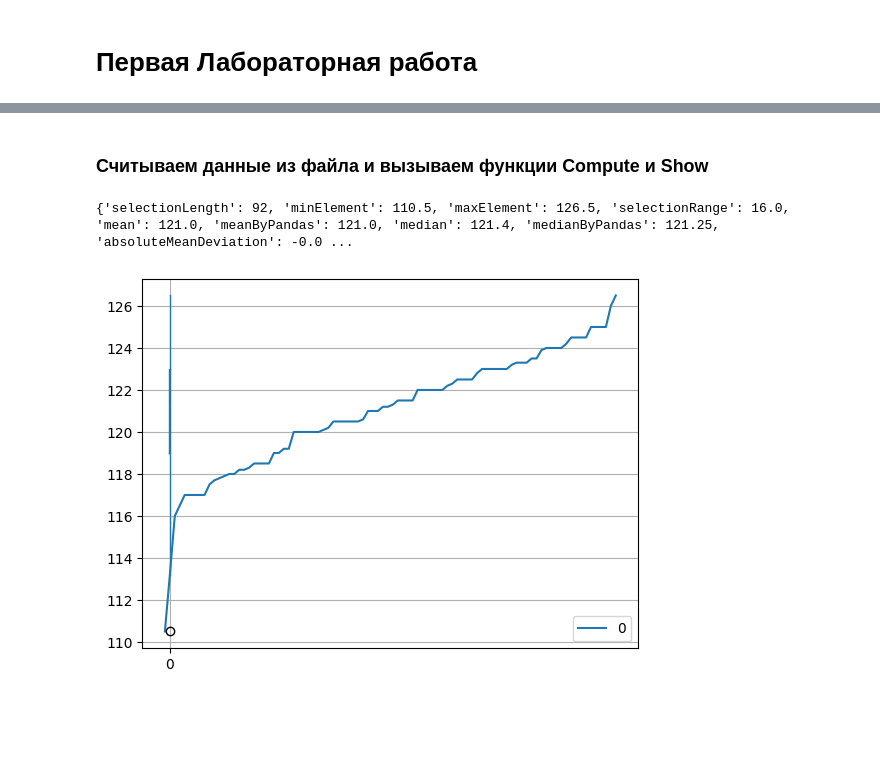
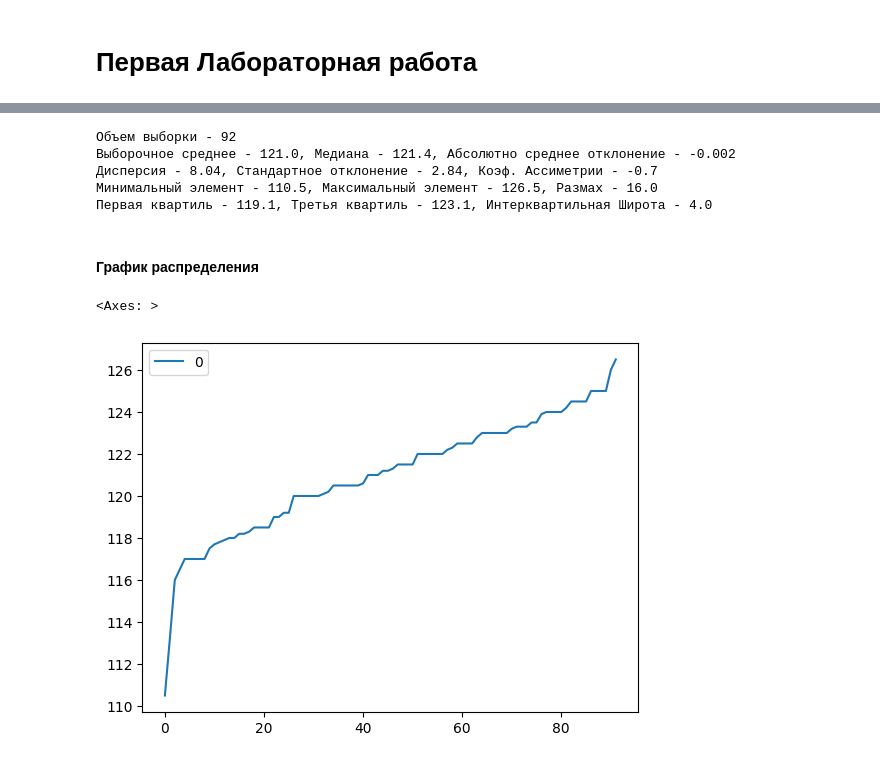
Before and after one commit to akhmetovKamil/MathStatisticLabs, a Jupyter notebook: FirstLab.ipynb, the cells around one changed output, grey strips where cells are left out. Drawn from its saved outputs; the diff is of its cells as text; code cells hidden in the pictures; blank space fills up the shorter version.

Commit message:
Fix first lab

```diff
--- a/FirstLab.ipynb
+++ b/FirstLab.ipynb
@@ -16,0 +15,7 @@ please provide us feedback at https://github.com/pandas-dev/pandas/issues/54466
+# %%
+csvfile = open('data/r1z1.csv', 'r', newline='')
+csvReader = csv.reader(csvfile, delimiter=' ', quotechar='|')
+rowData = [''.join(row) for row in csvReader][1:]
+sortedData = list(map(float,rowData))
+sortedData.sort()
+frame = pandas.DataFrame(sortedData)
@@ -66,13 +55,19 @@ def compute(data: list[float]) -> dict[str, float]:
-# %% [markdown]
-### Считываем данные из файла и вызываем функции Compute и Show
-# %%
-with open('data/r1z1.csv', 'r', newline='') as csvfile:
-    csvReader = csv.reader(csvfile, delimiter=' ', quotechar='|')
-    rowData = [''.join(row) for row in csvReader][1:]
-    sortedData = list(map(float,rowData))
-    sortedData.sort()
-    results = compute(sortedData)
-    show(results, sortedData)
-# %% [output]
-{'selectionLength': 92, 'minElement': 110.5, 'maxElement': 126.5, 'selectionRange': 16.0, 'mean': 121.0, 'meanByPandas': 121.0, 'median': 121.4, 'medianByPandas': 121.25, 'absoluteMeanDeviation': -0.0 ...
-[figure, removed]
+# %%
+print(f'Объем выборки - {results["selectionLength"]}')
+print(f'Выборочное среднее - {results["mean"]}, Медиана - {results["median"]}, Абсолютно среднее отклонение - {results["absoluteMeanDeviation"]}')
+print(f'Дисперсия - {results["dispersion"]}, Стандартное отклонение - {results["standardDeviation"]}, Коэф. Ассиметрии - {results["asymmetryCoefficient"]}')
+print(f'Минимальный элемент - {results["minElement"]}, Максимальный элемент - {results["maxElement"]}, Размах - {results["selectionRange"]}')
+print(f'Первая квартиль - {results["firstQuartile"]}, Третья квартиль - {results["thirdQuartile"]}, Интерквартильная Широта - {results["interquartileLatitude"]}')
+# %% [output]
+Объем выборки - 92
+Выборочное среднее - 121.0, Медиана - 121.4, Абсолютно среднее отклонение - -0.002
+Дисперсия - 8.04, Стандартное отклонение - 2.84, Коэф. Ассиметрии - -0.7
+Минимальный элемент - 110.5, Максимальный элемент - 126.5, Размах - 16.0
+Первая квартиль - 119.1, Третья квартиль - 123.1, Интерквартильная Широта - 4.0
+# %% [markdown]
+#### График распределения
+# %%
+frame.plot()
+# %% [output]
+<Axes: >
+[figure, added]
```
Also changed, not shown: parts of 22 cells of this notebook.
